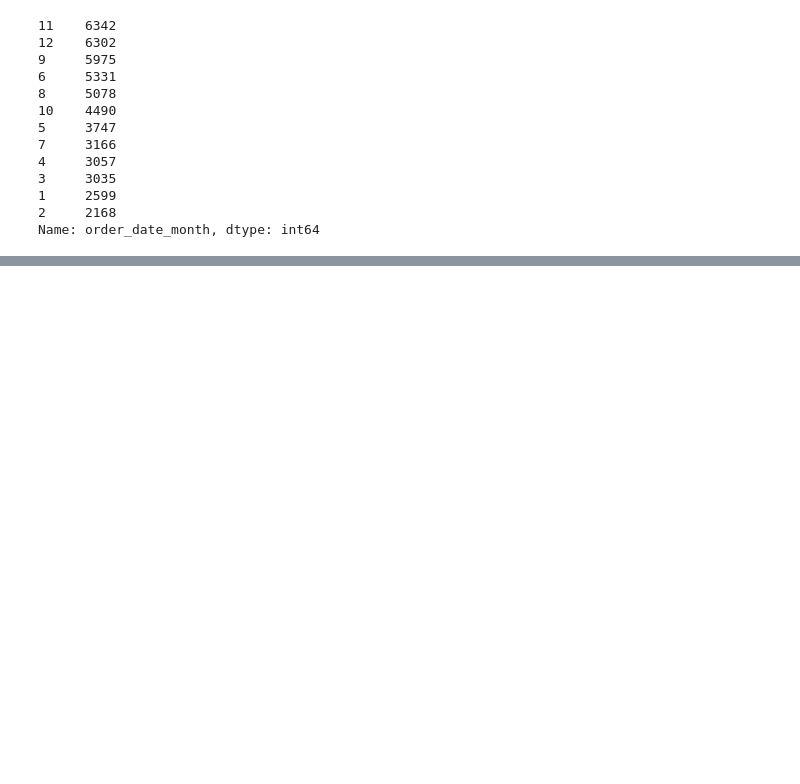
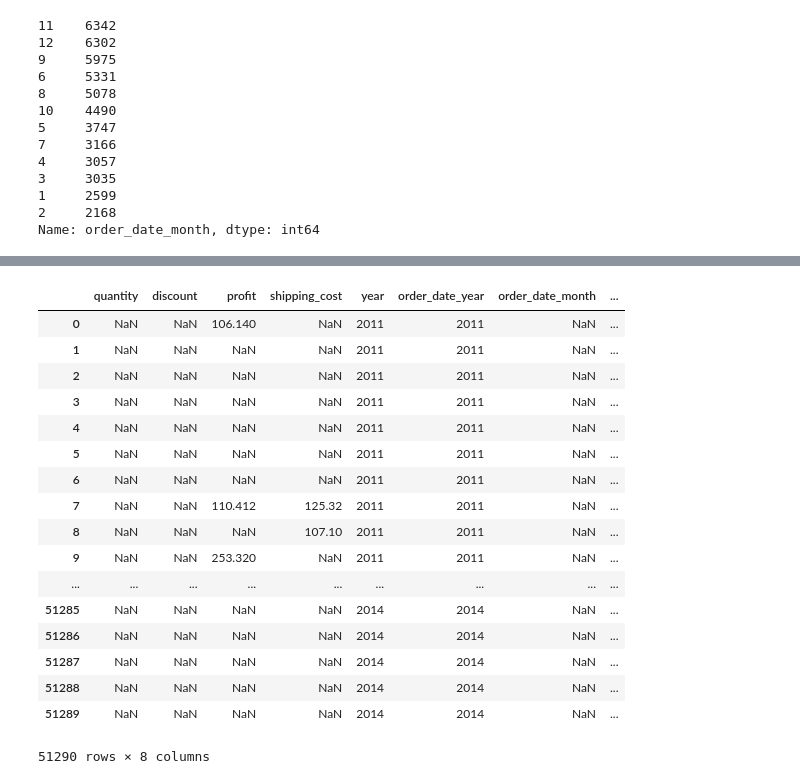
Before and after one commit to Mosharrafa/Pandas, a Jupyter notebook: Pandas.ipynb, the cells around one changed output, grey strips where cells are left out. Drawn from its saved outputs; the diff is of its cells as text; code cells hidden in the pictures; blank space fills up the shorter version.

```diff
--- a/Pandas.ipynb
+++ b/Pandas.ipynb
@@ -788,0 +983,21 @@ Name: order_date_month, dtype: int64
+# %%
+df4[df4>100]
+# %% [output]
+|  | quantity | discount | profit | shipping_cost | year | order_date_year | order_date_month | ... |
+| 0 | NaN | NaN | 106.140 | NaN | 2011 | 2011 | NaN | ... |
+| 1 | NaN | NaN | NaN | NaN | 2011 | 2011 | NaN | ... |
+| 2 | NaN | NaN | NaN | NaN | 2011 | 2011 | NaN | ... |
+| 3 | NaN | NaN | NaN | NaN | 2011 | 2011 | NaN | ... |
+| 4 | NaN | NaN | NaN | NaN | 2011 | 2011 | NaN | ... |
+| 5 | NaN | NaN | NaN | NaN | 2011 | 2011 | NaN | ... |
+| 6 | NaN | NaN | NaN | NaN | 2011 | 2011 | NaN | ... |
+| 7 | NaN | NaN | 110.412 | 125.32 | 2011 | 2011 | NaN | ... |
+| 8 | NaN | NaN | NaN | 107.10 | 2011 | 2011 | NaN | ... |
+| 9 | NaN | NaN | 253.320 | NaN | 2011 | 2011 | NaN | ... |
+| ... | ... | ... | ... | ... | ... | ... | ... | ... |
+| 51285 | NaN | NaN | NaN | NaN | 2014 | 2014 | NaN | ... |
+| 51286 | NaN | NaN | NaN | NaN | 2014 | 2014 | NaN | ... |
+| 51287 | NaN | NaN | NaN | NaN | 2014 | 2014 | NaN | ... |
+| 51288 | NaN | NaN | NaN | NaN | 2014 | 2014 | NaN | ... |
+| 51289 | NaN | NaN | NaN | NaN | 2014 | 2014 | NaN | ... |
+51290 rows × 8 columns
```
Also changed, not shown: parts of 38 cells of this notebook.
